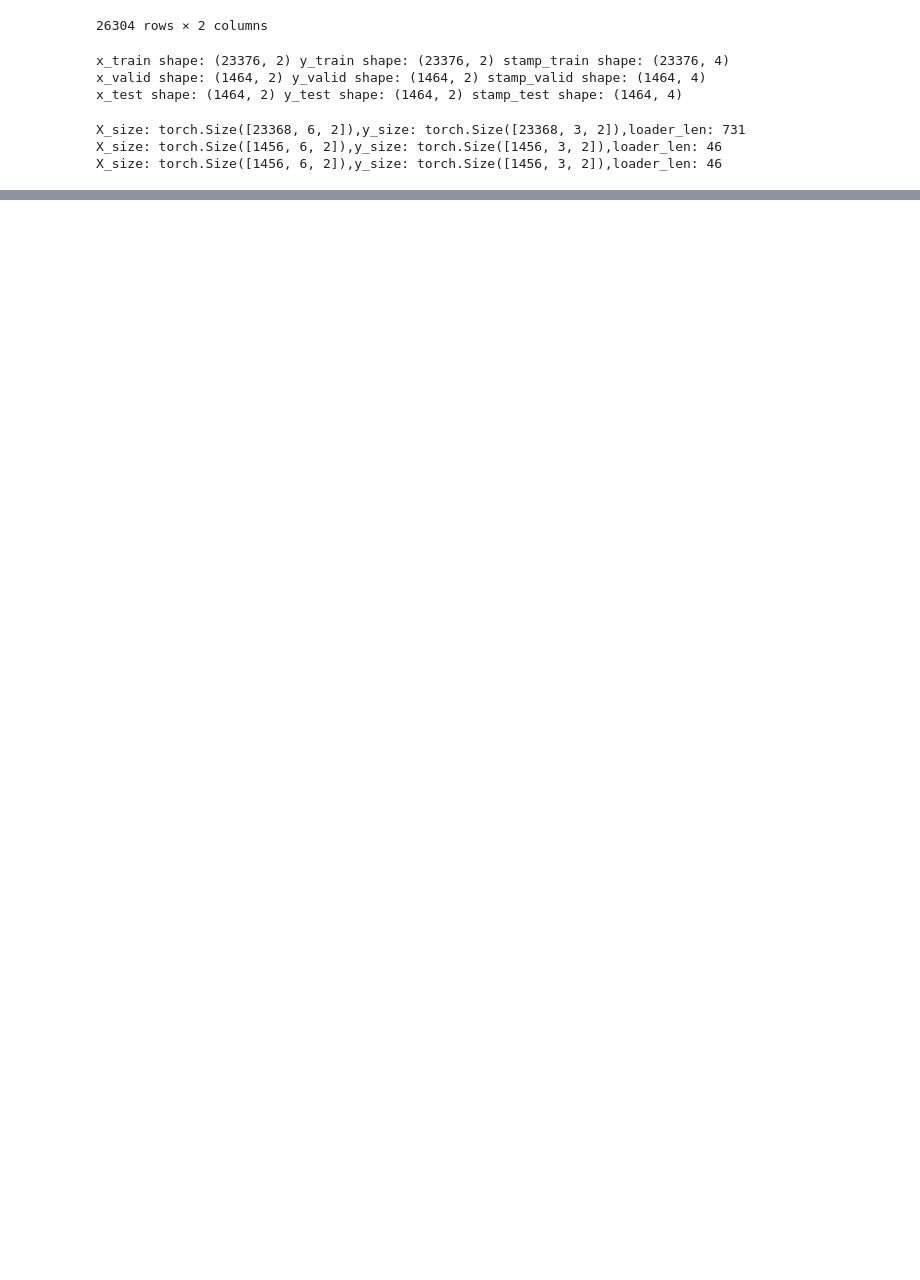
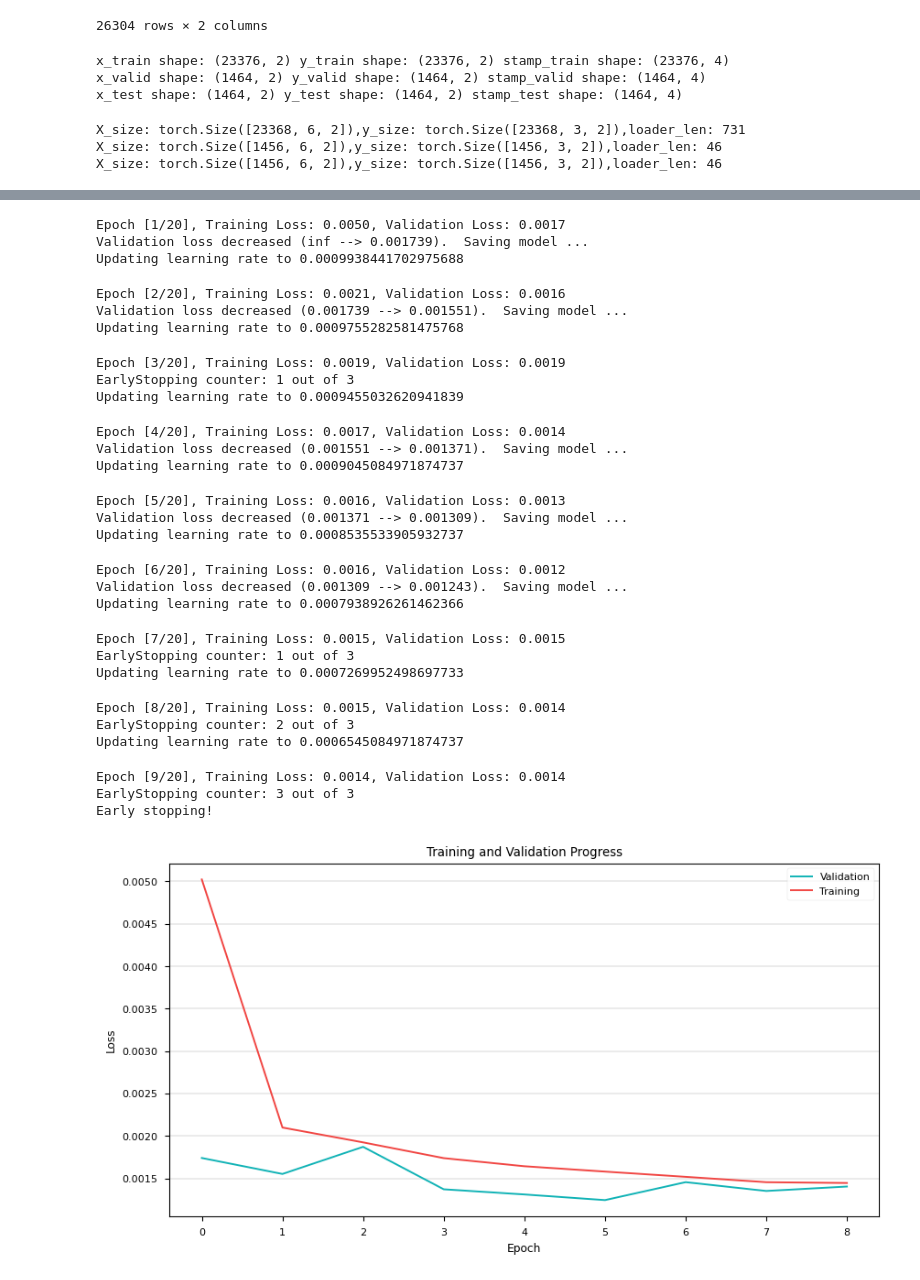
Before and after one commit to caoyuyu2021/src, a Jupyter notebook: 01.python/05.practice/02.time_series/src/08.时间序列预测.ipynb, the cells around one changed output, grey strips where cells are left out. Drawn from its saved outputs; the diff is of its cells as text; code cells hidden in the pictures; blank space fills up the shorter version.

```diff
--- a/01.python/05.practice/02.time_series/src/08.时间序列预测.ipynb
+++ b/01.python/05.practice/02.time_series/src/08.时间序列预测.ipynb
@@ -871,0 +6347,4 @@ plt.show()
+# %%
+data_path = "../outputs/datasets/energy.csv"
+ts_data = loader(data_path=data_path, data=None, time_col='time')
+ts_data
@@ -871,0 +6668,14 @@ plt.show()
+# %%
+# 构造参数字典
+params2 = {
+    "seq_len": 6,
+    "pred_len": 3,
+    "label_len": 0,
+    "batch_size": 32,
+}
+X_train, y_train, X_train_stamp, y_train_stamp, train_loader = generator(train_data, **params2)
+X_valid, y_valid, X_valid_stamp, y_valid_stamp, valid_loader = generator(valid_data, **params2)
+X_test, y_test, X_test_stamp, y_test_stamp, test_loader = generator(test_data, **params2)
+print("X_size: {0},y_size: {1},loader_len: {2}".format(X_train.shape, y_train.shape, len(train_loader)))
+print("X_size: {0},y_size: {1},loader_len: {2}".format(X_valid.shape, y_valid.shape, len(valid_loader)))
+print("X_size: {0},y_size: {1},loader_len: {2}".format(X_test.shape, y_test.shape, len(test_loader)))
@@ -871,0 +7018,62 @@ plt.show()
+# %%
+# 构造参数字典
+params3 = {
+    "task_args":{
+        "columns": ['load', 'temp'],
+        "target": ['load', 'temp'],
+        "features": 'M'
+    },
+    "train_args": {
+        "model_name": LightTS,
+        "train_loader": train_loader,
+        "valid_loader": valid_loader,
+        "n_epochs": 20,
+        "learning_rate": 0.001,
+        "loss": nn.MSELoss(),
+        "patience": 3,
+        "device": 'cuda',
+        "lradj": 'cosine',
+        "model_path": "../outputs/best_models/LightTS",
+        "verbose": True,
+        "plots": True,
+    },
+    "model_args": {
+        'enc_in': 2,
+        'seq_len': 6,
+        'pred_len': 3,
+        "label_len": 0,
+        'd_model': 512,
+        'chunk_size': 3,
+        'dropout': 0.1
+    },
+}
+model = train(**params3)
+# %% [output]
+Epoch [1/20], Training Loss: 0.0050, Validation Loss: 0.0017
+Validation loss decreased (inf --> 0.001739).  Saving model ...
+Updating learning rate to 0.0009938441702975688
+Epoch [2/20], Training Loss: 0.0021, Validation Loss: 0.0016
+Validation loss decreased (0.001739 --> 0.001551).  Saving model ...
+Updating learning rate to 0.0009755282581475768
+Epoch [3/20], Training Loss: 0.0019, Validation Loss: 0.0019
+EarlyStopping counter: 1 out of 3
+Updating learning rate to 0.0009455032620941839
+Epoch [4/20], Training Loss: 0.0017, Validation Loss: 0.0014
+Validation loss decreased (0.001551 --> 0.001371).  Saving model ...
+Updating learning rate to 0.0009045084971874737
+Epoch [5/20], Training Loss: 0.0016, Validation Loss: 0.0013
+Validation loss decreased (0.001371 --> 0.001309).  Saving model ...
+Updating learning rate to 0.0008535533905932737
+Epoch [6/20], Training Loss: 0.0016, Validation Loss: 0.0012
+Validation loss decreased (0.001309 --> 0.001243).  Saving model ...
+Updating learning rate to 0.0007938926261462366
+Epoch [7/20], Training Loss: 0.0015, Validation Loss: 0.0015
+EarlyStopping counter: 1 out of 3
+Updating learning rate to 0.0007269952498697733
+Epoch [8/20], Training Loss: 0.0015, Validation Loss: 0.0014
+EarlyStopping counter: 2 out of 3
+Updating learning rate to 0.0006545084971874737
+Epoch [9/20], Training Loss: 0.0014, Validation Loss: 0.0014
+EarlyStopping counter: 3 out of 3
+Early stopping!
+[figure, added]
```
Also changed, not shown: parts of 200 cells of this notebook, 1 other file.
